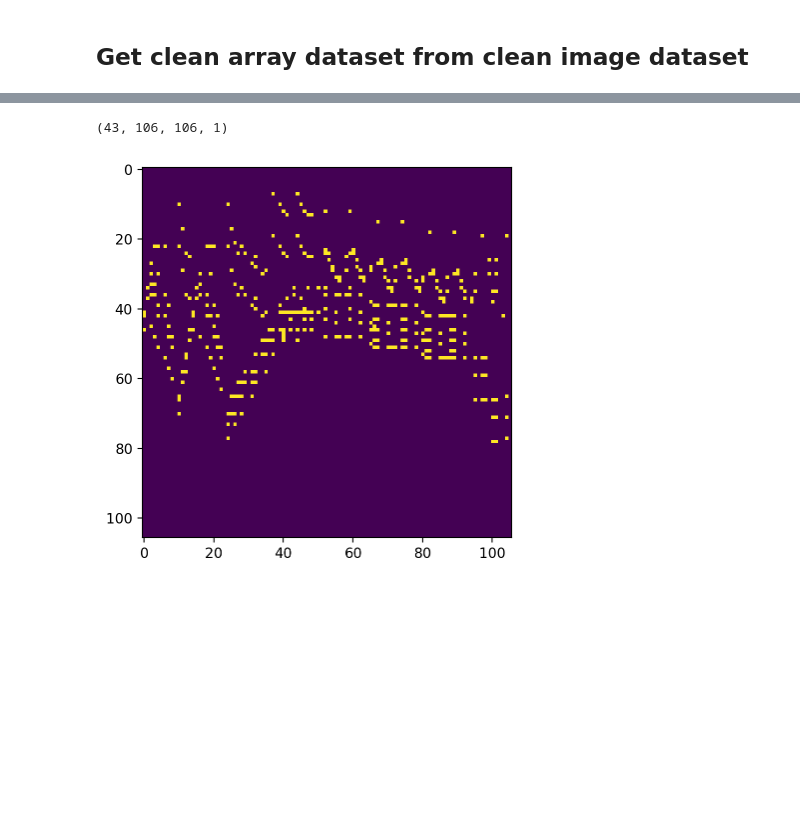
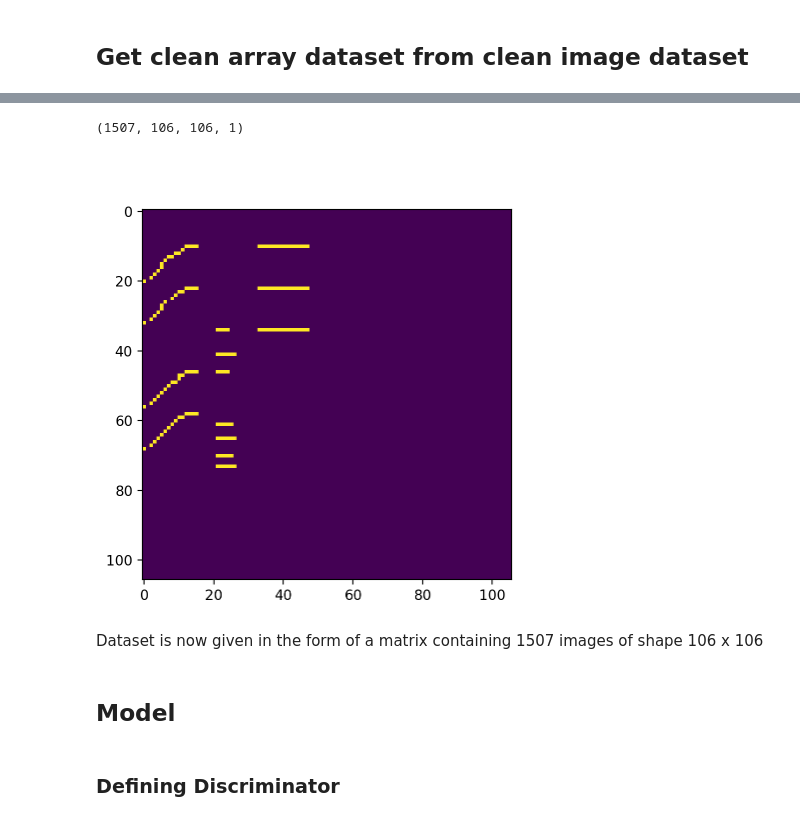
Before and after one commit to lydia-bellahouel/ChopAI, a Jupyter notebook: ChopAI/ml_logic/full-data-preprocessing.ipynb, the cells around one changed output, grey strips where cells are left out. Saved outputs shown, nothing was run; the diff lists cells and outputs as text; code cells hidden in the pictures; blank space fills up the shorter version.

```diff
--- a/ChopAI/ml_logic/full-data-preprocessing.ipynb
+++ b/ChopAI/ml_logic/full-data-preprocessing.ipynb
@@ -277,3 +283,8 @@ def clean_images(input_path, output_path, height_image = 106, length_image = 106
 # %%
 # Testing the function
 clean_images('../../data_test/Input_image', '../../data_test/Input_image_cleaned')
+# %%
+# Implementing the function for the entire dataset
+input_path = '../../data_image'
+output_path = '../../data_image_cleaned'
+clean_images(input_path, output_path)
@@ -300,12 +316,24 @@ array([0., 1.], dtype=float32)
-# %%
-pixels.shape
-# %% [output]
-(43, 106, 106, 1)
-# %%
-def show_image_from_pixels(matrix_of_pixels):
-  plt.imshow(np.squeeze(matrix_of_pixels))
-  plt.show()
-
-show_image_from_pixels(pixels[12, :, :, :])
-# %% [output]
-[figure, removed]
+# %%
+# Implementing the function for the entire dataset
+input_path = '../../data_image_cleaned'
+pixels = get_pixels_array(input_path)
+pixels.shape
+# %% [output]
+(1507, 106, 106, 1)
+# %%
+def show_image_from_pixels(pixels_matrix, image_number):
+    """
+    Given a pixel matrix representing a dataset, get representation of one image (number image_number)
+    """
+    plt.imshow(np.squeeze(pixels[image_number, :, :, :]))
+    plt.show()
+# %% [markdown]
+##
+# %%
+show_image_from_pixels(pixels, 100)
+# %% [output]
+[figure, added]
+# %% [markdown]
+Dataset is now given in the form of a matrix containing 1507 images of shape 106 x 106
+# %% [markdown]
+## Model
@@ -311,0 +345,2 @@ show_image_from_pixels(pixels[12, :, :, :])
+# %% [markdown]
+### Defining Discriminator
```
Also changed, not shown: parts of 21 cells of this notebook.
